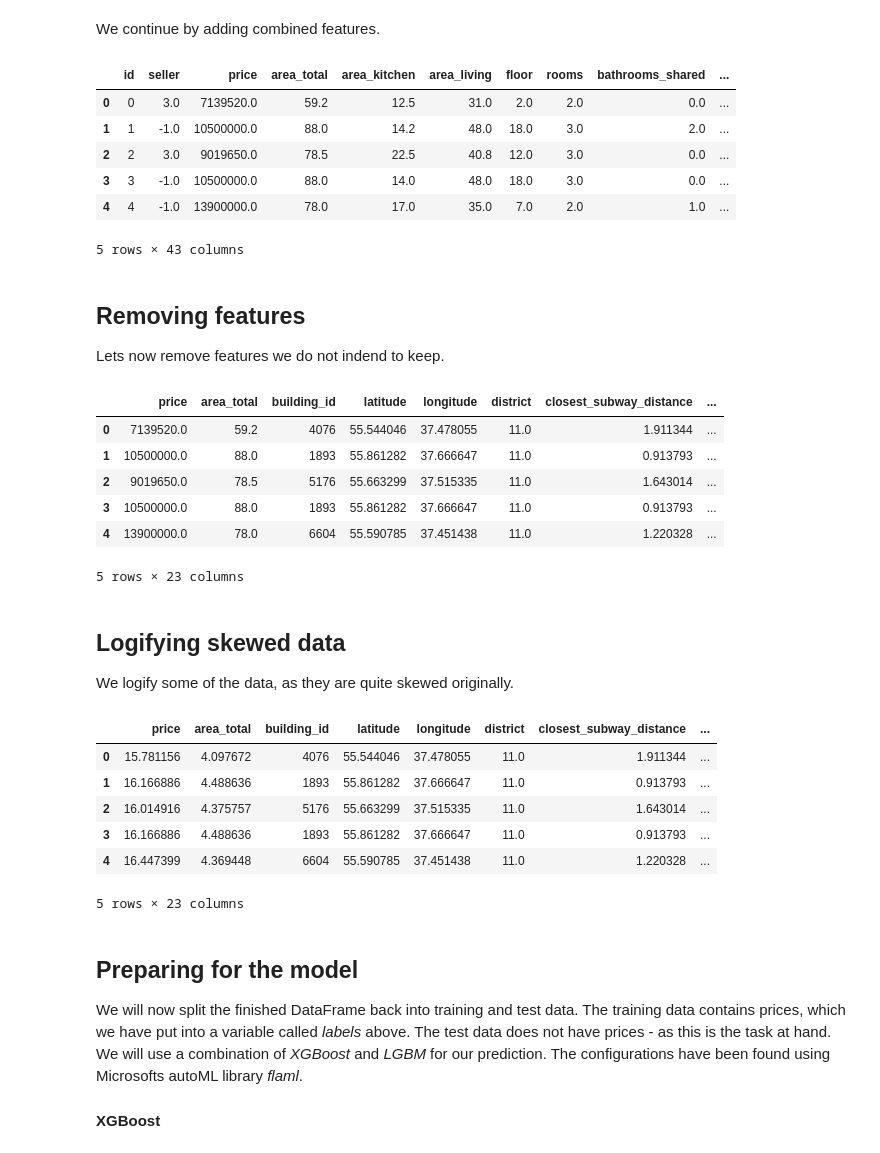
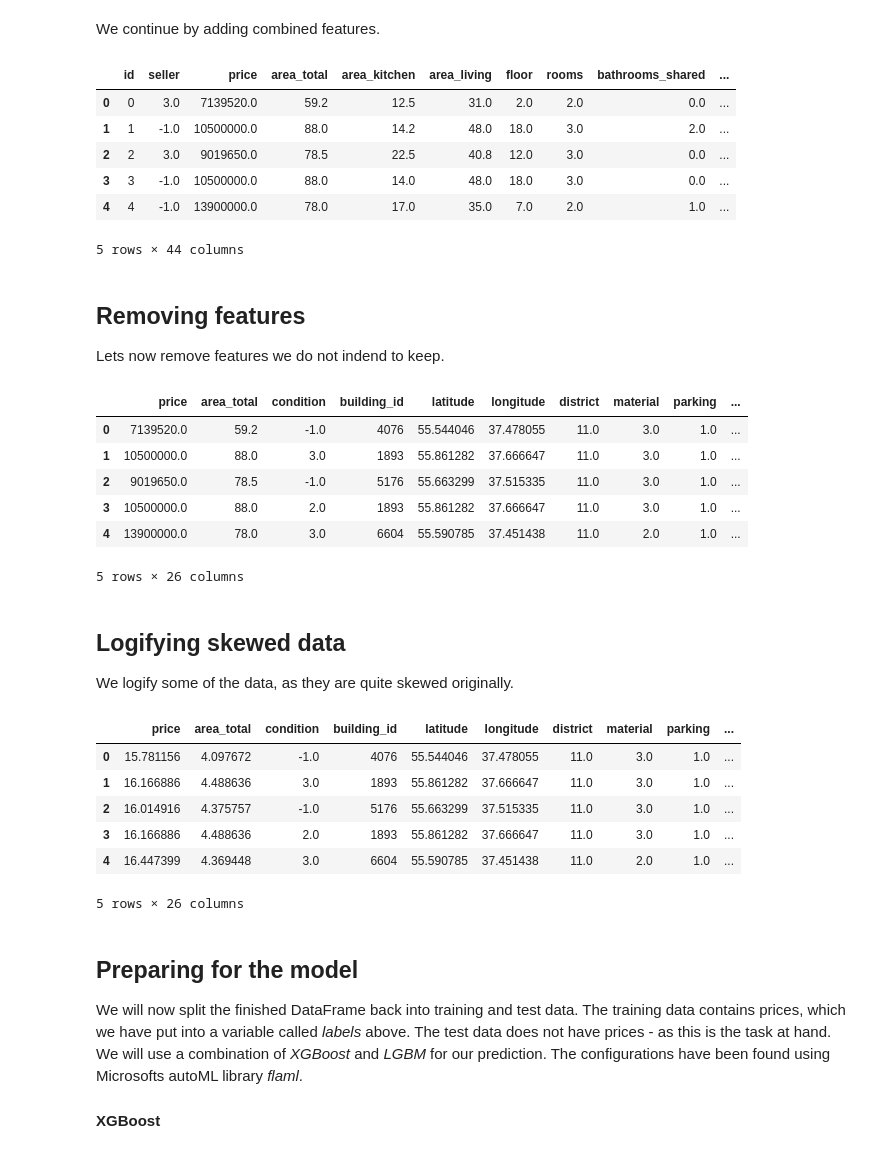
Before and after one commit to Olaussen/TDT4173_group69, a Jupyter notebook: src/short.ipynb, the cells around one changed output. Cells and saved outputs as stored; diff of their text form; code cells hidden in the pictures.

```diff
--- a/src/short.ipynb
+++ b/src/short.ipynb
@@ -46,9 +46,8 @@ The dataframe now has 33222 entries
 # %% [markdown]
 Lets run the preprocessing functions
 # %%
-general_removed = preprocessor.general_removal(merged_final.copy()) # Removes "layout", "ceiling", "balconies", "loggias", "condition", "elevator_without", "street", "address"
+general_removed = preprocessor.general_removal(merged_final.copy()) # Removes "layout", "ceiling", "balconies", "loggias", "elevator_without", "street", "address"
 data = preprocessor.remove_NaNs(general_removed.copy())             # Fills in NaN valiues in different ways depending on the entry
-data = preprocessor.fix_categorical(data.copy())                    # Changes the type of categorical data to "category" instead of float
 
 # Fixing the lat-lon outliers as decsribed in long
 is_outlier = (data["longitude"] > 55) | (data["latitude"] < 54)
@@ -102,23 +101,23 @@ featured.head()
 | 2 | 2 | 3.0 | 9019650.0 | 78.5 | 22.5 | 40.8 | 12.0 | 3.0 | 0.0 | ... |
 | 3 | 3 | -1.0 | 10500000.0 | 88.0 | 14.0 | 48.0 | 18.0 | 3.0 | 0.0 | ... |
 | 4 | 4 | -1.0 | 13900000.0 | 78.0 | 17.0 | 35.0 | 7.0 | 2.0 | 1.0 | ... |
-5 rows × 43 columns
+5 rows × 44 columns
 # %% [markdown]
 ## Removing features
 
 Lets now remove features we do not indend to keep.
 # %%
-to_be_removed = ["rooms", "material", "seller", "floor", "garbage_chute", "heating", "parking", "phones","area_kitchen", "area_living", "id", "constructed", "bathrooms_private", "bathrooms_shared", "new", "windows_street", "stories", "windows_court", "elevator_passenger", "elevator_service"]
+to_be_removed = ["rooms", "seller", "floor", "garbage_chute", "heating", "phones","area_kitchen", "area_living", "id", "constructed", "bathrooms_private", "bathrooms_shared", "new", "windows_street", "stories", "windows_court", "elevator_passenger", "elevator_service"]
 removed = preprocessor.remove_labels(featured.copy(), to_be_removed)
 removed.head()
 # %% [output]
-|  | price | area_total | building_id | latitude | longitude | district | closest_subway_distance | ... |
-| 0 | 7139520.0 | 59.2 | 4076 | 55.544046 | 37.478055 | 11.0 | 1.911344 | ... |
-| 1 | 10500000.0 | 88.0 | 1893 | 55.861282 | 37.666647 | 11.0 | 0.913793 | ... |
-| 2 | 9019650.0 | 78.5 | 5176 | 55.663299 | 37.515335 | 11.0 | 1.643014 | ... |
-| 3 | 10500000.0 | 88.0 | 1893 | 55.861282 | 37.666647 | 11.0 | 0.913793 | ... |
-| 4 | 13900000.0 | 78.0 | 6604 | 55.590785 | 37.451438 | 11.0 | 1.220328 | ... |
+|  | price | area_total | condition | building_id | latitude | longitude | district | material | parking | ... |
+| 0 | 7139520.0 | 59.2 | -1.0 | 4076 | 55.544046 | 37.478055 | 11.0 | 3.0 | 1.0 | ... |
+| 1 | 10500000.0 | 88.0 | 3.0 | 1893 | 55.861282 | 37.666647 | 11.0 | 3.0 | 1.0 | ... |
+| 2 | 9019650.0 | 78.5 | -1.0 | 5176 | 55.663299 | 37.515335 | 11.0 | 3.0 | 1.0 | ... |
+| 3 | 10500000.0 | 88.0 | 2.0 | 1893 | 55.861282 | 37.666647 | 11.0 | 3.0 | 1.0 | ... |
+| 4 | 13900000.0 | 78.0 | 3.0 | 6604 | 55.590785 | 37.451438 | 11.0 | 2.0 | 1.0 | ... |
-5 rows × 23 columns
+5 rows × 26 columns
 # %% [markdown]
 ## Logifying skewed data
 
@@ -129,13 +128,13 @@ finished = preprocessor.logify(finished.copy(), "distance_center")
 finished = preprocessor.logify(finished.copy(), "price")
 finished.head()
 # %% [output]
-|  | price | area_total | building_id | latitude | longitude | district | closest_subway_distance | ... |
-| 0 | 15.781156 | 4.097672 | 4076 | 55.544046 | 37.478055 | 11.0 | 1.911344 | ... |
-| 1 | 16.166886 | 4.488636 | 1893 | 55.861282 | 37.666647 | 11.0 | 0.913793 | ... |
-| 2 | 16.014916 | 4.375757 | 5176 | 55.663299 | 37.515335 | 11.0 | 1.643014 | ... |
-| 3 | 16.166886 | 4.488636 | 1893 | 55.861282 | 37.666647 | 11.0 | 0.913793 | ... |
-| 4 | 16.447399 | 4.369448 | 6604 | 55.590785 | 37.451438 | 11.0 | 1.220328 | ... |
+|  | price | area_total | condition | building_id | latitude | longitude | district | material | parking | ... |
+| 0 | 15.781156 | 4.097672 | -1.0 | 4076 | 55.544046 | 37.478055 | 11.0 | 3.0 | 1.0 | ... |
+| 1 | 16.166886 | 4.488636 | 3.0 | 1893 | 55.861282 | 37.666647 | 11.0 | 3.0 | 1.0 | ... |
+| 2 | 16.014916 | 4.375757 | -1.0 | 5176 | 55.663299 | 37.515335 | 11.0 | 3.0 | 1.0 | ... |
+| 3 | 16.166886 | 4.488636 | 2.0 | 1893 | 55.861282 | 37.666647 | 11.0 | 3.0 | 1.0 | ... |
+| 4 | 16.447399 | 4.369448 | 3.0 | 6604 | 55.590785 | 37.451438 | 11.0 | 2.0 | 1.0 | ... |
-5 rows × 23 columns
+5 rows × 26 columns
 # %% [markdown]
 ## Preparing for the model
 
```
Also changed, not shown: parts of 10 cells of this notebook, 2 other files.
